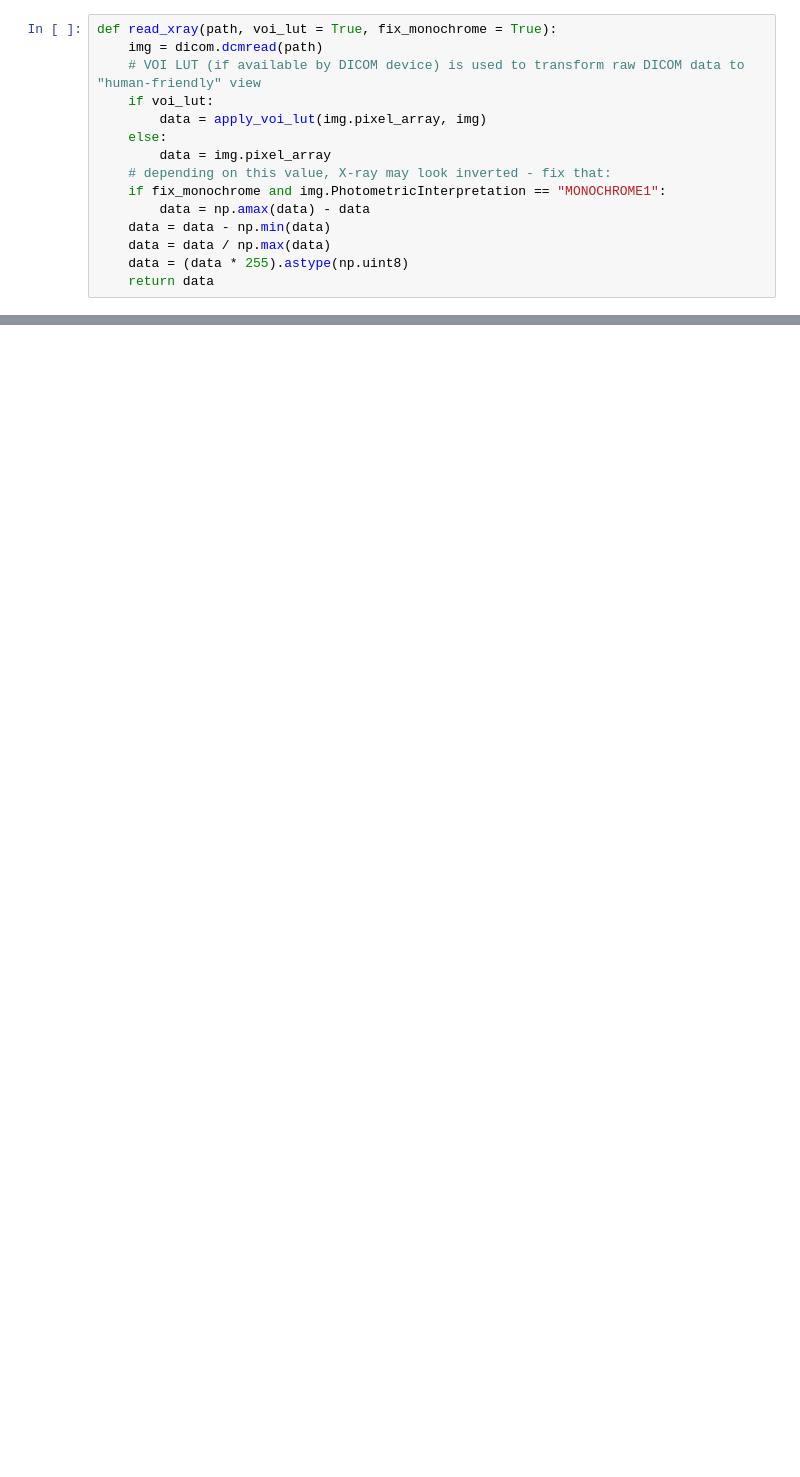
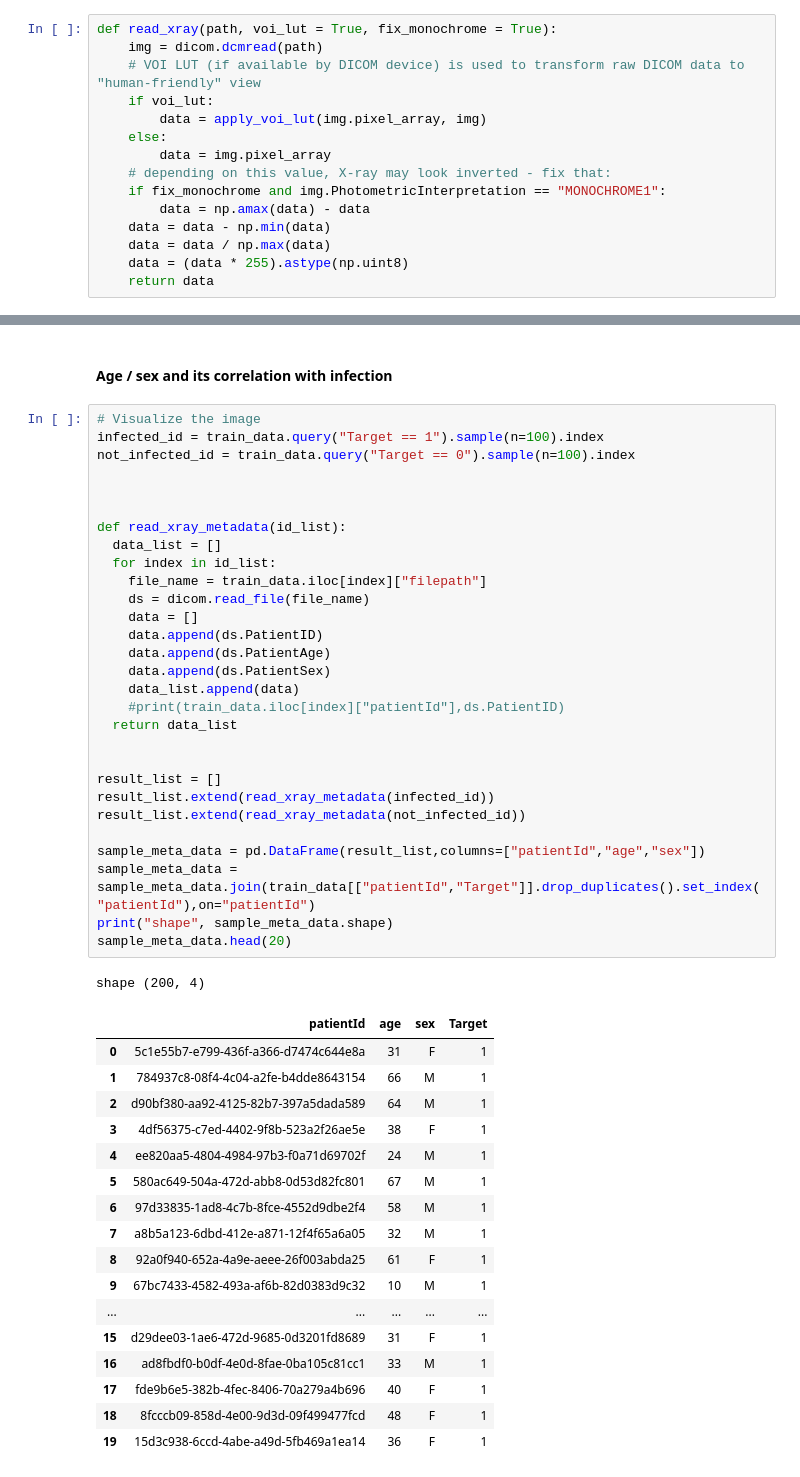
Before and after one commit to baalasangar/MLAI, a Jupyter notebook: 13_Capstone/Image_classification.ipynb, the cells around one changed output, grey strips where cells are left out. Drawn from its saved outputs; the diff is of its cells as text; blank space fills up the shorter version.

```diff
--- a/13_Capstone/Image_classification.ipynb
+++ b/13_Capstone/Image_classification.ipynb
@@ -224,0 +273,50 @@ plot_images(not_infected_id)
+# %% [markdown]
+#### Age / sex and its correlation with infection
+# %%
+# Visualize the image
+infected_id = train_data.query("Target == 1").sample(n=100).index
+not_infected_id = train_data.query("Target == 0").sample(n=100).index
+
+
+
+def read_xray_metadata(id_list):
+  data_list = []
+  for index in id_list:
+    file_name = train_data.iloc[index]["filepath"]
+    ds = dicom.read_file(file_name)
+    data = []
+    data.append(ds.PatientID)
+    data.append(ds.PatientAge)
+    data.append(ds.PatientSex)
+    data_list.append(data)
+    #print(train_data.iloc[index]["patientId"],ds.PatientID)
+  return data_list
+
+
+result_list = []
+result_list.extend(read_xray_metadata(infected_id))
+result_list.extend(read_xray_metadata(not_infected_id))
+
+sample_meta_data = pd.DataFrame(result_list,columns=["patientId","age","sex"])
+sample_meta_data = sample_meta_data.join(train_data[["patientId","Target"]].drop_duplicates().set_index("patientId"),on="patientId")
+print("shape", sample_meta_data.shape)
+sample_meta_data.head(20)
+# %% [output]
+shape (200, 4)
+|  | patientId | age | sex | Target |
+| 0 | 5c1e55b7-e799-436f-a366-d7474c644e8a | 31 | F | 1 |
+| 1 | 784937c8-08f4-4c04-a2fe-b4dde8643154 | 66 | M | 1 |
+| 2 | d90bf380-aa92-4125-82b7-397a5dada589 | 64 | M | 1 |
+| 3 | 4df56375-c7ed-4402-9f8b-523a2f26ae5e | 38 | F | 1 |
+| 4 | ee820aa5-4804-4984-97b3-f0a71d69702f | 24 | M | 1 |
+| 5 | 580ac649-504a-472d-abb8-0d53d82fc801 | 67 | M | 1 |
+| 6 | 97d33835-1ad8-4c7b-8fce-4552d9dbe2f4 | 58 | M | 1 |
+| 7 | a8b5a123-6dbd-412e-a871-12f4f65a6a05 | 32 | M | 1 |
+| 8 | 92a0f940-652a-4a9e-aeee-26f003abda25 | 61 | F | 1 |
+| 9 | 67bc7433-4582-493a-af6b-82d0383d9c32 | 10 | M | 1 |
+| ... | ... | ... | ... | ... |
+| 15 | d29dee03-1ae6-472d-9685-0d3201fd8689 | 31 | F | 1 |
+| 16 | ad8fbdf0-b0df-4e0d-8fae-0ba105c81cc1 | 33 | M | 1 |
+| 17 | fde9b6e5-382b-4fec-8406-70a279a4b696 | 40 | F | 1 |
+| 18 | 8fcccb09-858d-4e00-9d3d-09f499477fcd | 48 | F | 1 |
+| 19 | 15d3c938-6ccd-4abe-a49d-5fb469a1ea14 | 36 | F | 1 |
```
Also changed, not shown: parts of 22 cells of this notebook.
